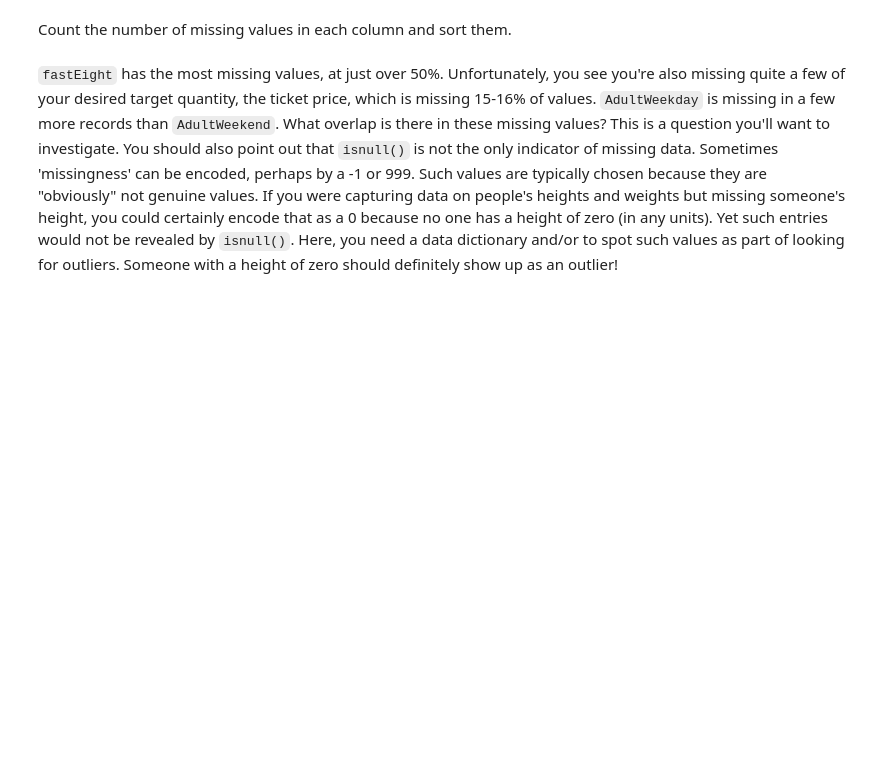
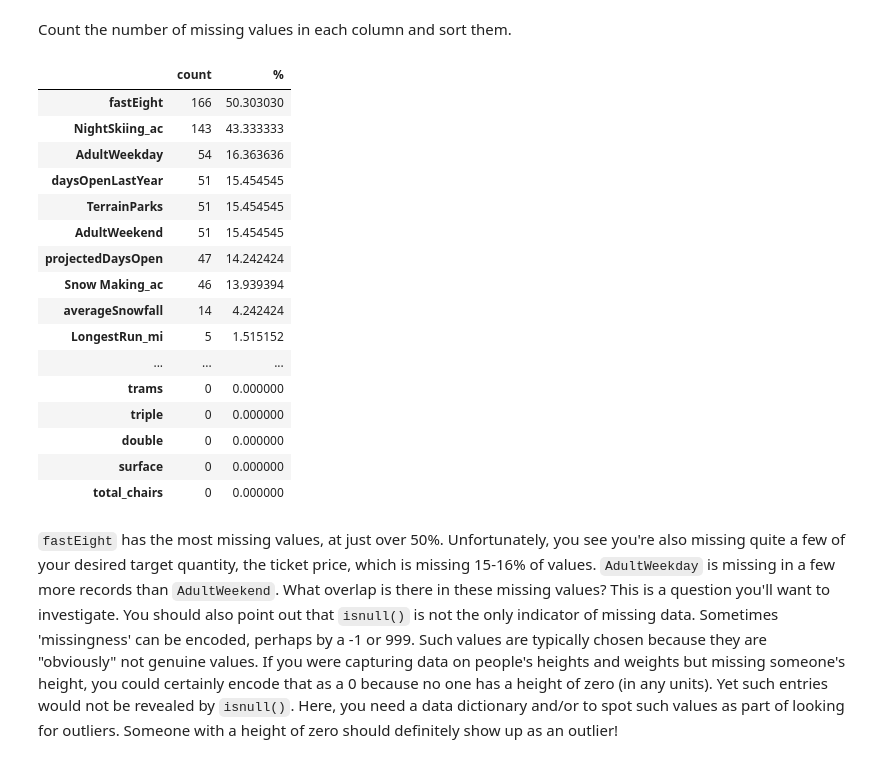
Before and after one commit to sanjaypatel16/DataScienceGCapstone, a Jupyter notebook: Notebooks/02_data_wrangling.ipynb, the cells around one changed output. Drawn from its saved outputs; the diff is of its cells as text; code cells hidden in the pictures; blank space fills up the shorter version.

```diff
--- a/Notebooks/02_data_wrangling.ipynb
+++ b/Notebooks/02_data_wrangling.ipynb
@@ -136,6 +162,33 @@ It's good that your resort doesn't appear to have any missing values.
 ### 2.6.2 Number Of Missing Values By Column<a id='2.6.2_Number_Of_Missing_Values_By_Column'></a>
 # %% [markdown]
 Count the number of missing values in each column and sort them.
+# %%
+#Code task 5#
+#Count (using `.sum()`) the number of missing values (`.isnull()`) in each column of
+#ski_data as well as the percentages (using `.mean()` instead of `.sum()`).
+#Order them (increasing or decreasing) using sort_values
+#Call `pd.concat` to present these in a single table (DataFrame) with the helpful column names 'count' and '%'
+missing = pd.concat([ski_data.isnull().sum(), 100 * ski_data.isnull().mean()], axis=1)
+missing.columns=["count", "%"]
+missing.sort_values(by="count", ascending=False)
+# %% [output]
+|  | count | % |
+| fastEight | 166 | 50.303030 |
+| NightSkiing_ac | 143 | 43.333333 |
+| AdultWeekday | 54 | 16.363636 |
+| daysOpenLastYear | 51 | 15.454545 |
+| TerrainParks | 51 | 15.454545 |
+| AdultWeekend | 51 | 15.454545 |
+| projectedDaysOpen | 47 | 14.242424 |
+| Snow Making_ac | 46 | 13.939394 |
+| averageSnowfall | 14 | 4.242424 |
+| LongestRun_mi | 5 | 1.515152 |
+| ... | ... | ... |
+| trams | 0 | 0.000000 |
+| triple | 0 | 0.000000 |
+| double | 0 | 0.000000 |
+| surface | 0 | 0.000000 |
+| total_chairs | 0 | 0.000000 |
 # %%
 #Code task 5#
 #Count (using `.sum()`) the number of missing values (`.isnull()`) in each column of
```
Also changed, not shown: parts of 10 cells of this notebook.
